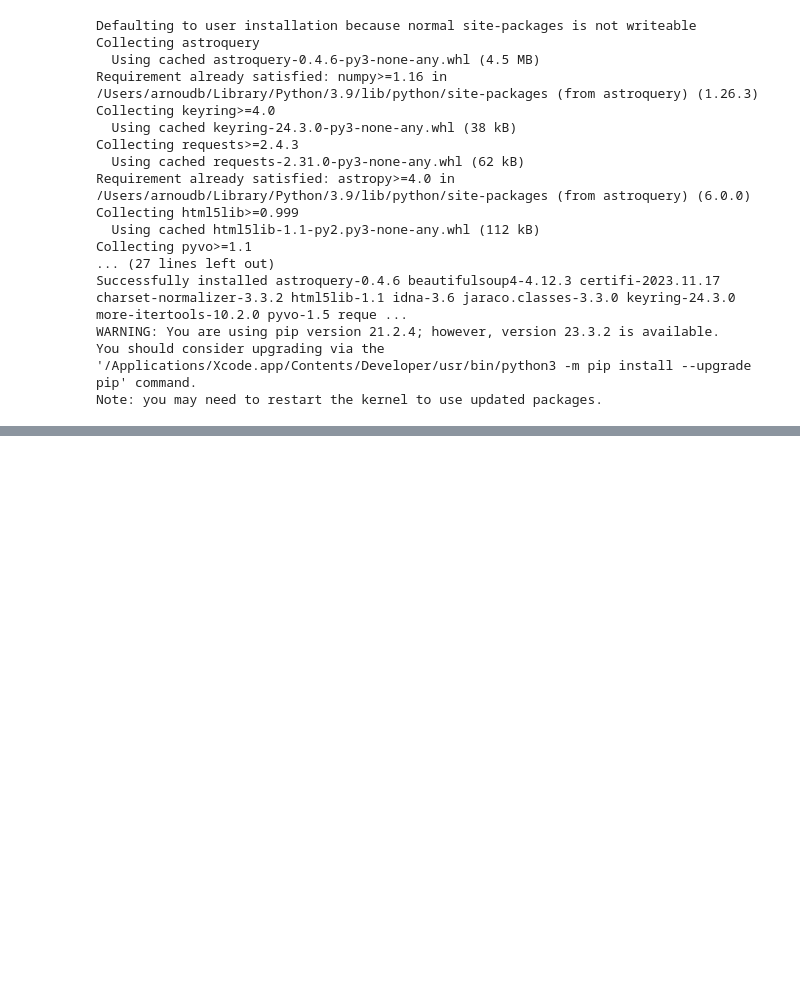
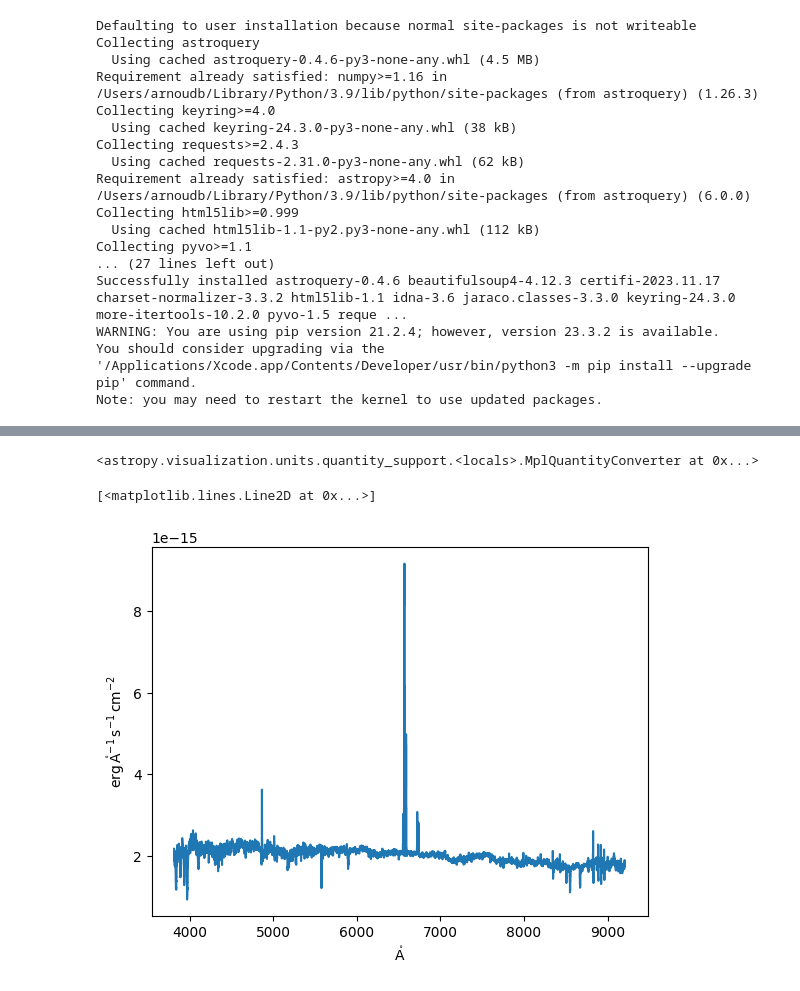
Before and after one commit to arnoudbuzing/Astronomy, a Jupyter notebook: Notebooks/astroquery.ipynb, the cells around one changed output, grey strips where cells are left out. Saved outputs shown, nothing was run; the diff lists cells and outputs as text; code cells hidden in the pictures; blank space fills up the shorter version.

```diff
--- a/Notebooks/astroquery.ipynb
+++ b/Notebooks/astroquery.ipynb
@@ -42,0 +88,28 @@ from astroquery.skyview import SkyView
+# %%
+from astropy.io import fits
+from astropy import units as u
+import numpy as np
+from matplotlib import pyplot as plt
+from astropy.visualization import quantity_support
+quantity_support()  # for getting units on the axes below
+# %% [output]
+<astropy.visualization.units.quantity_support.<locals>.MplQuantityConverter at 0x...>
+# %%
+filename = 'https://data.sdss.org/sas/dr16/sdss/spectro/redux/26/spectra/1323/spec-1323-52797-0012.fits'
+
+# The spectrum is in the second HDU of this file.
+
+with fits.open(filename) as f:
+
+    specdata = f[1].data
+# %%
+from specutils import Spectrum1D
+lamb = 10**specdata['loglam'] * u.AA
+flux = specdata['flux'] * 10**-17 * u.Unit('erg cm-2 s-1 AA-1')
+spec = Spectrum1D(spectral_axis=lamb, flux=flux)
+# %%
+f, ax = plt.subplots()
+ax.step(spec.spectral_axis, spec.flux)
+# %% [output]
+[<matplotlib.lines.Line2D at 0x...>]
+[figure, added]
```
Also changed, not shown: parts of 7 cells of this notebook, 1 other file.
